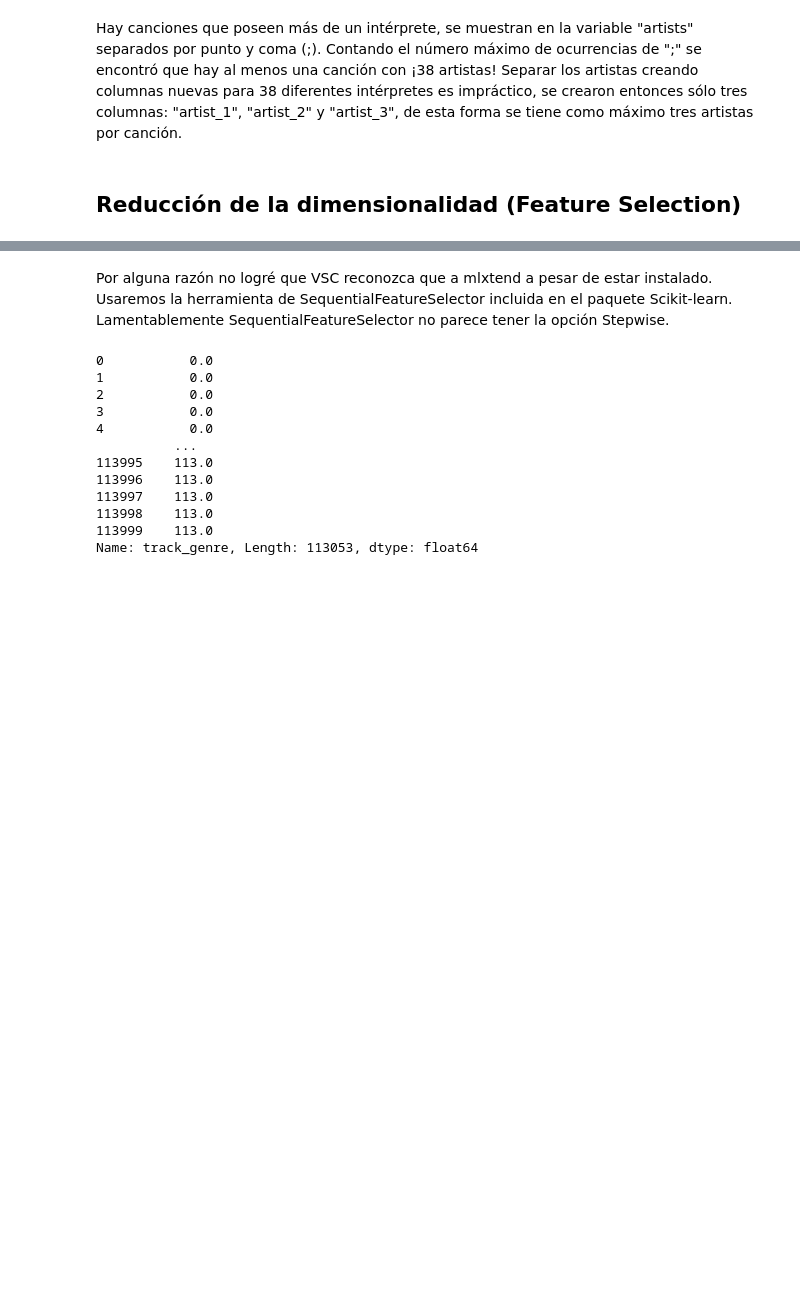
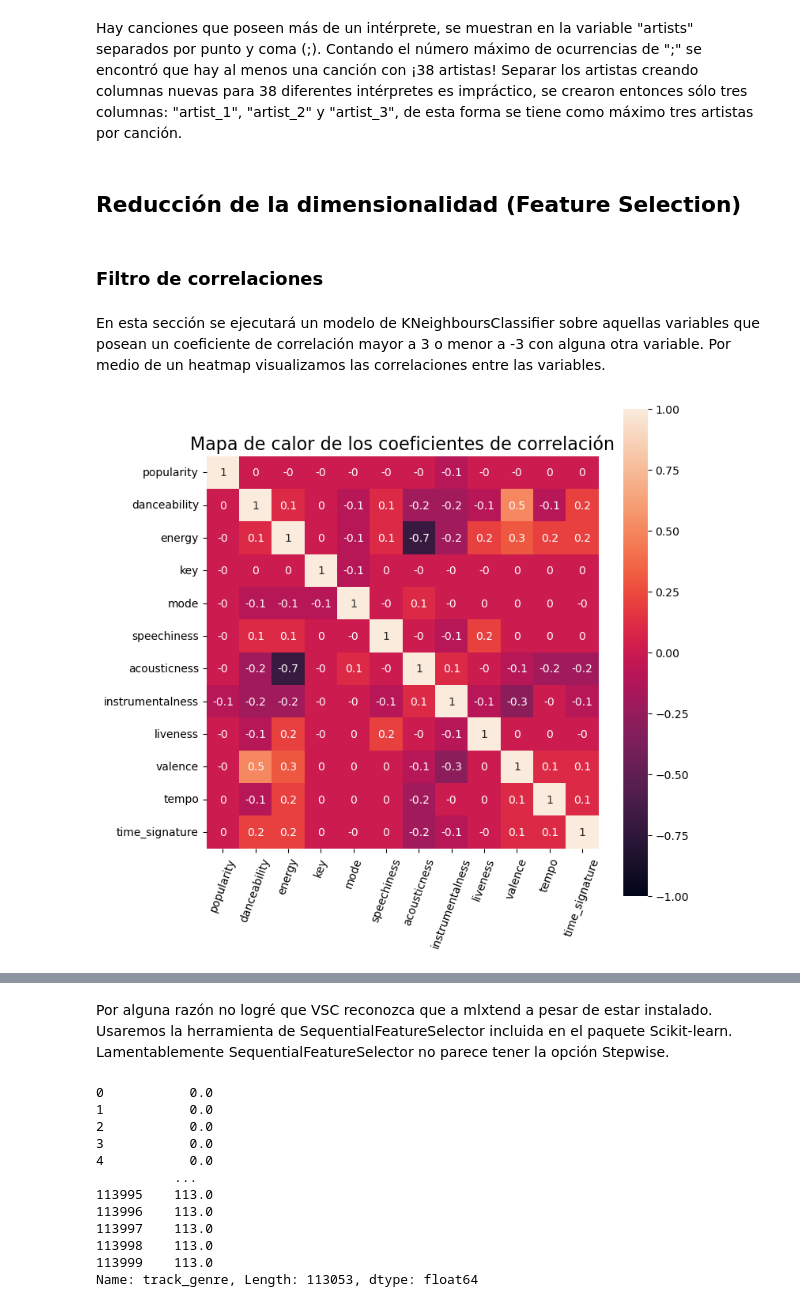
Before and after one commit to MauriJ/Data-Science, a Jupyter notebook: Desafíos/Desafío N°5/ProyectoDS_parteIII_Moran.ipynb, the cells around one changed output, grey strips where cells are left out. Drawn from its saved outputs; the diff is of its cells as text; code cells hidden in the pictures; blank space fills up the shorter version.

```diff
--- a/Desafíos/Desafío N°5/ProyectoDS_parteIII_Moran.ipynb
+++ b/Desafíos/Desafío N°5/ProyectoDS_parteIII_Moran.ipynb
@@ -144,0 +154,15 @@ Hay canciones que poseen más de un intérprete, se muestran en la variable "art
+# %% [markdown]
+### Filtro de correlaciones
+# %% [markdown]
+En esta sección se ejecutará un modelo de KNeighboursClassifier sobre aquellas variables que posean un coeficiente de correlación mayor a 3 o menor a -3 con alguna otra variable. Por medio de un heatmap visualizamos las correlaciones entre las variables.
+# %%
+df2 = df1.drop(['track_id', 'album_name', 'track_name', 'explicit', 'duration_min', 'loudness_db', 'artist_1', 'artist_2', 'artist_3'], axis = 1)
+
+plt.figure(figsize = (8,8))
+plt.axis('scaled')
+sns.heatmap(df2.corr().round(1), vmin = -1, vmax = 1, cbar = True, annot = True)
+plt.xticks(rotation = 70)
+plt.title('Mapa de calor de los coeficientes de correlación', fontsize = 16)
+plt.show()
+# %% [output]
+[figure, added]
```
Also changed, not shown: parts of 12 cells of this notebook, 2 other files.
